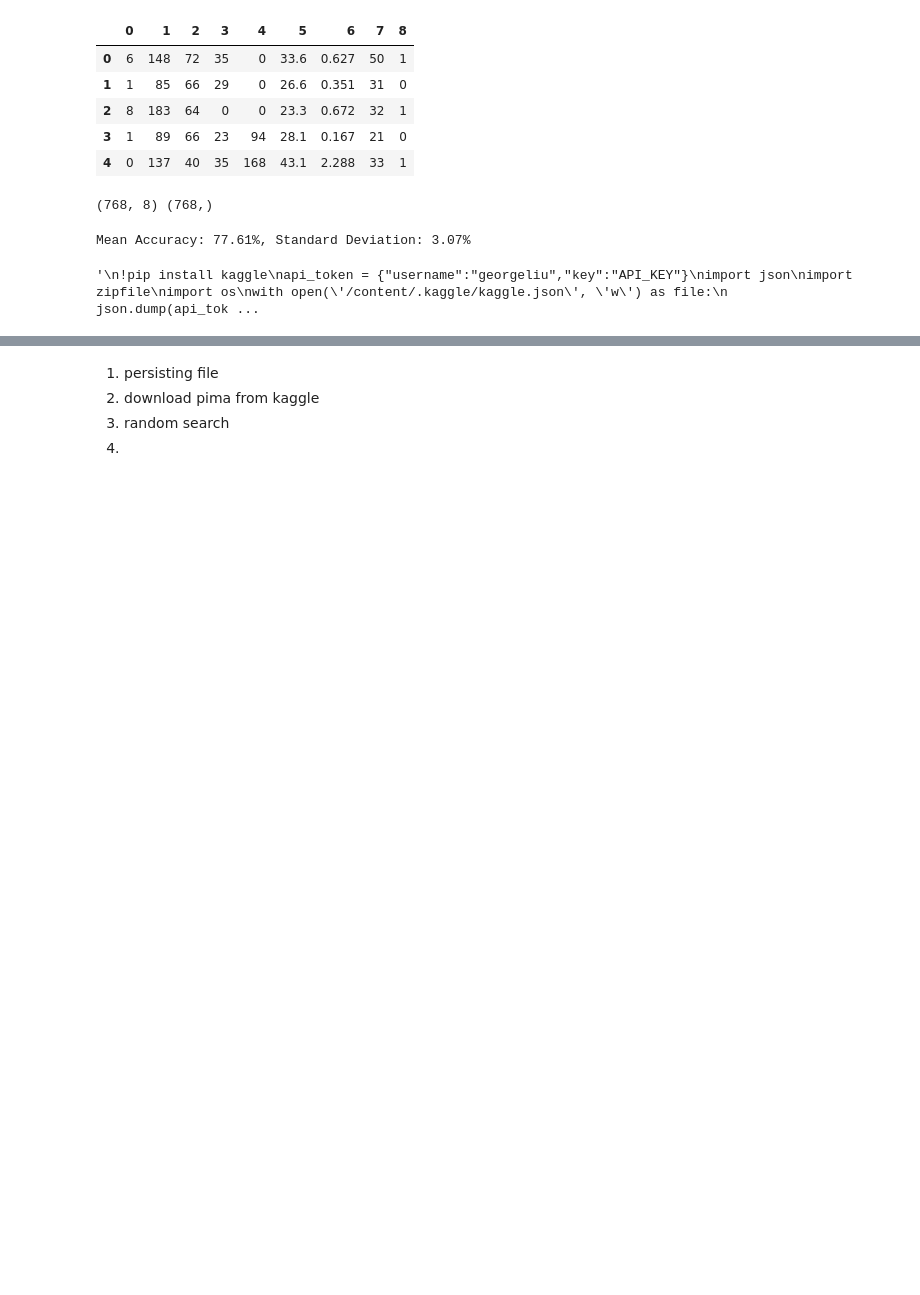
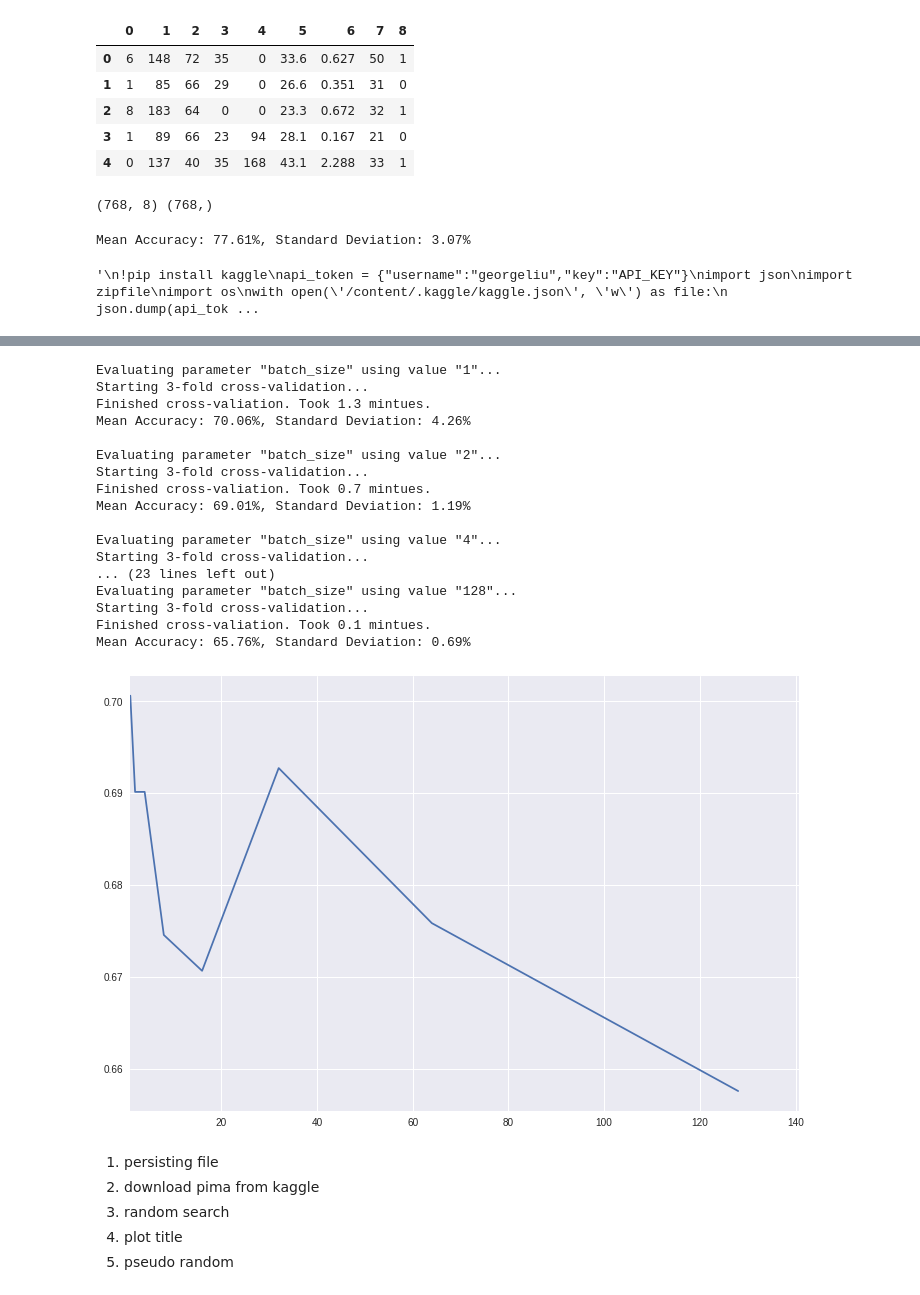
Before and after one commit to georgeliu1998/keras_model_tuning, a Jupyter notebook: keras.ipynb, the cells around one changed output, grey strips where cells are left out. Drawn from its saved outputs; the diff is of its cells as text; code cells hidden in the pictures; blank space fills up the shorter version.

```diff
--- a/keras.ipynb
+++ b/keras.ipynb
@@ -461,7 +493,7 @@ def visualize(result, param_tuned):
     None
   """
 
-  d = result['learning_rate']
+  d = result[param_tuned]
 
   xs, ys = np.array(list(d.keys())), np.array(list(d.values()))
 
@@ -496,5 +508,31 @@ tuning_options = {'width': width,
+# %%
+# Now tune batch_size
+batch_size = [1, 2, 4, 8, 16, 32, 64, 128] #4
+tuning_options = {'batch_size': batch_size}
+result = run_test(tuning_options, X, y)
+visualize(result, 'batch_size')
+# %% [output]
+Evaluating parameter "batch_size" using value "1"...
+Starting 3-fold cross-validation...
+Finished cross-valiation. Took 1.3 mintues.
+Mean Accuracy: 70.06%, Standard Deviation: 4.26%
+
+Evaluating parameter "batch_size" using value "2"...
+Starting 3-fold cross-validation...
+Finished cross-valiation. Took 0.7 mintues.
+Mean Accuracy: 69.01%, Standard Deviation: 1.19%
+
+Evaluating parameter "batch_size" using value "4"...
+Starting 3-fold cross-validation...
+... (23 lines left out)
+Evaluating parameter "batch_size" using value "128"...
+Starting 3-fold cross-validation...
+Finished cross-valiation. Took 0.1 mintues.
+Mean Accuracy: 65.76%, Standard Deviation: 0.69%
+[figure, added]
 # %% [markdown]
 1. persisting file
 2. download pima from kaggle
 3. random search
-4.
+4. plot title
+5. pseudo random
```
Also changed, not shown: parts of 12 cells of this notebook.
